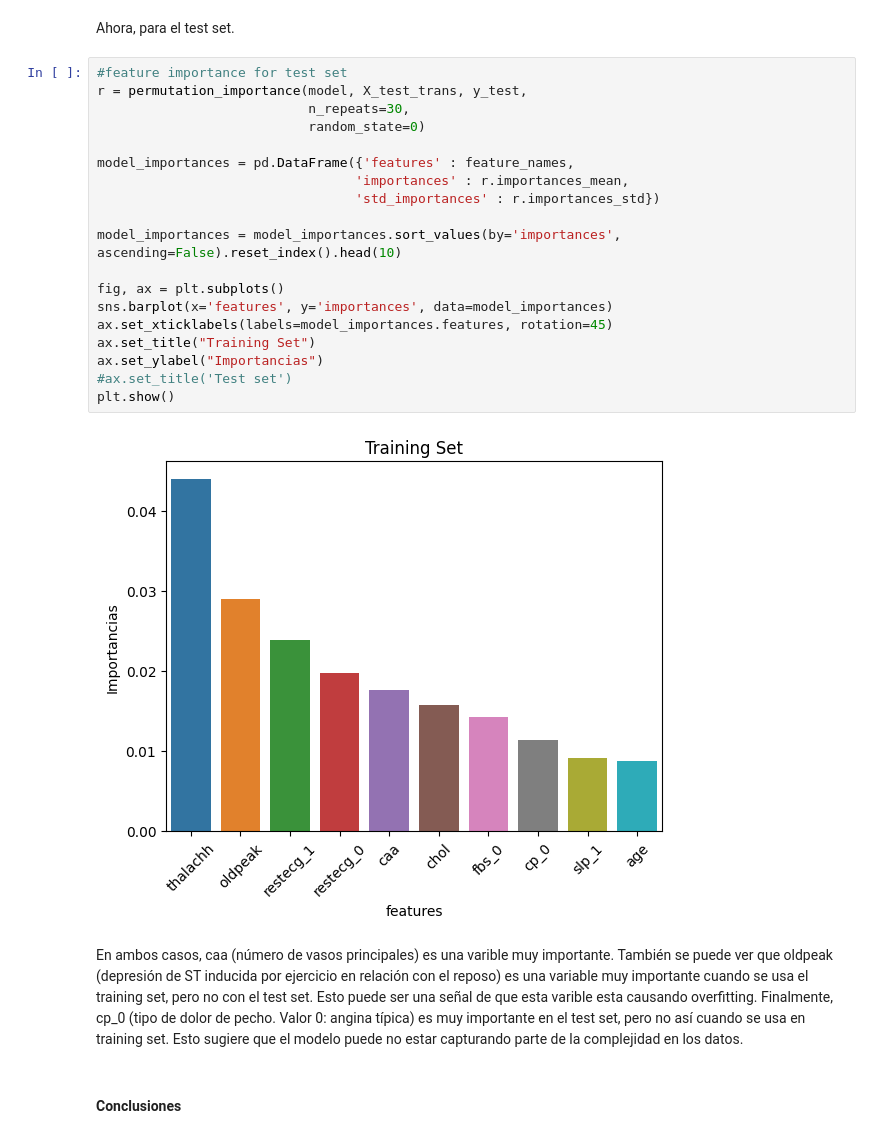
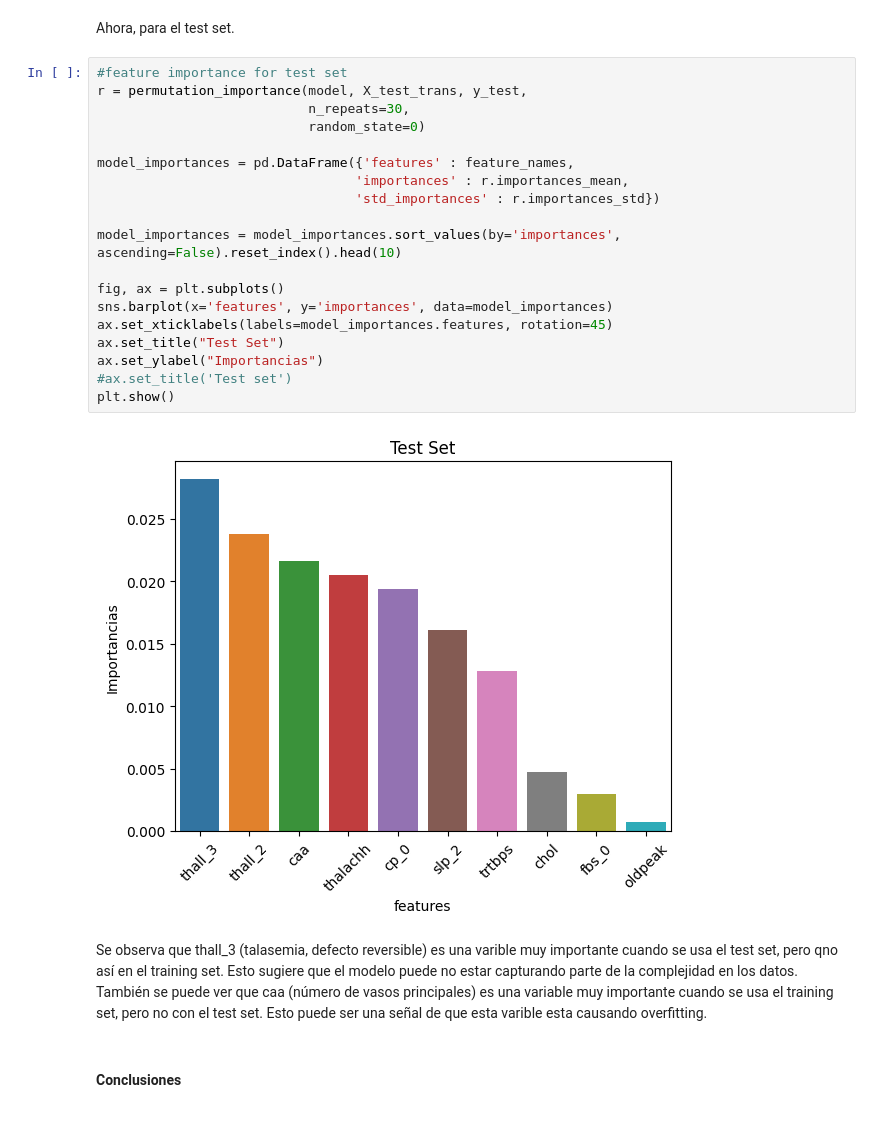
Before and after one commit to a-jimenezc/Predicci-n_de_enfermedad_cardiaca, a Jupyter notebook: notebooks/1_EDA_DL_modeling_aj.ipynb, the cells around one changed output. Cells and saved outputs as stored; diff of their text form.

```diff
--- a/notebooks/1_EDA_DL_modeling_aj.ipynb
+++ b/notebooks/1_EDA_DL_modeling_aj.ipynb
@@ -550,26 +552,26 @@ Ahora, para el test set.
 # %%
 #feature importance for test set
 r = permutation_importance(model, X_test_trans, y_test,
                            n_repeats=30,
                            random_state=0)
 
 model_importances = pd.DataFrame({'features' : feature_names,
                                  'importances' : r.importances_mean,
                                  'std_importances' : r.importances_std})
 
 model_importances = model_importances.sort_values(by='importances', ascending=False).reset_index().head(10)
 
 fig, ax = plt.subplots()
 sns.barplot(x='features', y='importances', data=model_importances)
 ax.set_xticklabels(labels=model_importances.features, rotation=45)
-ax.set_title("Training Set")
+ax.set_title("Test Set")
 ax.set_ylabel("Importancias")
 #ax.set_title('Test set')
 plt.show()
 # %% [output]
-[figure, old version]
+[figure, new version]
 # %% [markdown]
-En ambos casos, caa (número de vasos principales) es una varible muy importante. También se puede ver que oldpeak (depresión de ST inducida por ejercicio en relación con el reposo) es una variable muy importante cuando se usa el training set, pero no con el test set. Esto puede ser una señal de que esta varible esta causando overfitting. Finalmente, cp_0 (tipo de dolor de pecho. Valor 0: angina típica) es muy importante en el test set, pero no así cuando se usa en training set. Esto sugiere que el modelo puede no estar capturando parte de la complejidad en los datos.
+Se observa que thall_3 (talasemia, defecto reversible) es una varible muy importante cuando se usa el test set, pero qno así en el training set. Esto sugiere que el modelo puede no estar capturando parte de la complejidad en los datos. También se puede ver que caa (número de vasos principales) es una variable muy importante cuando se usa el training set, pero no con el test set. Esto puede ser una señal de que esta varible esta causando overfitting.
 # %% [markdown]
 #### Conclusiones
 # %% [markdown]
```
Also changed, not shown: parts of 8 cells of this notebook, 3 other files.
